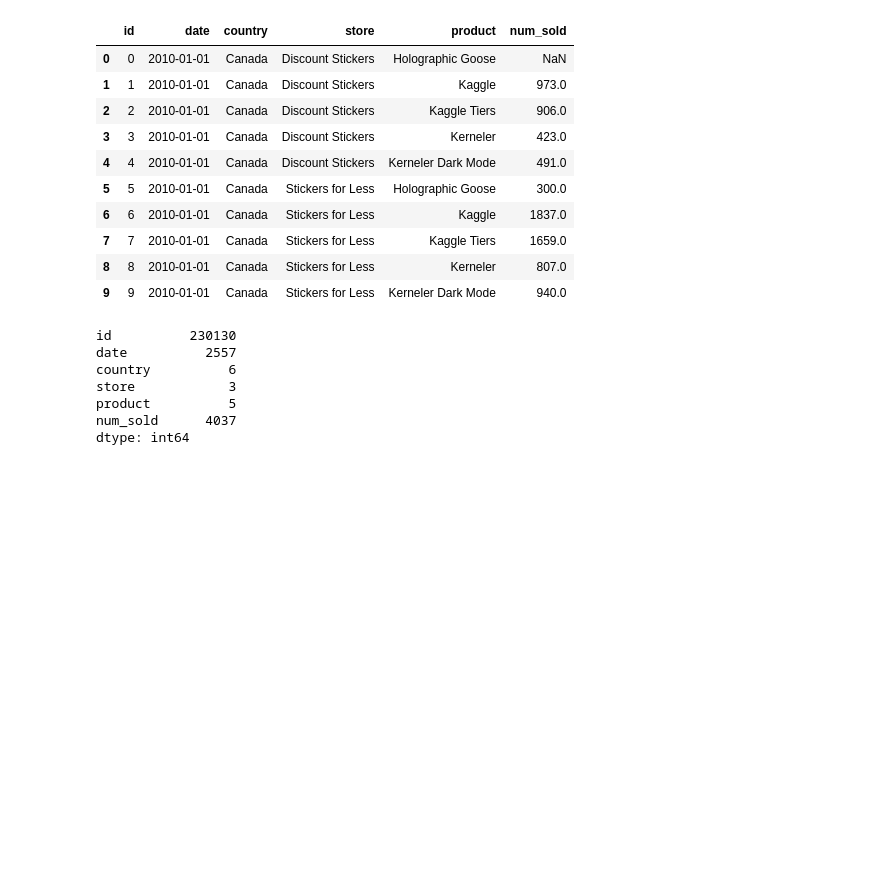
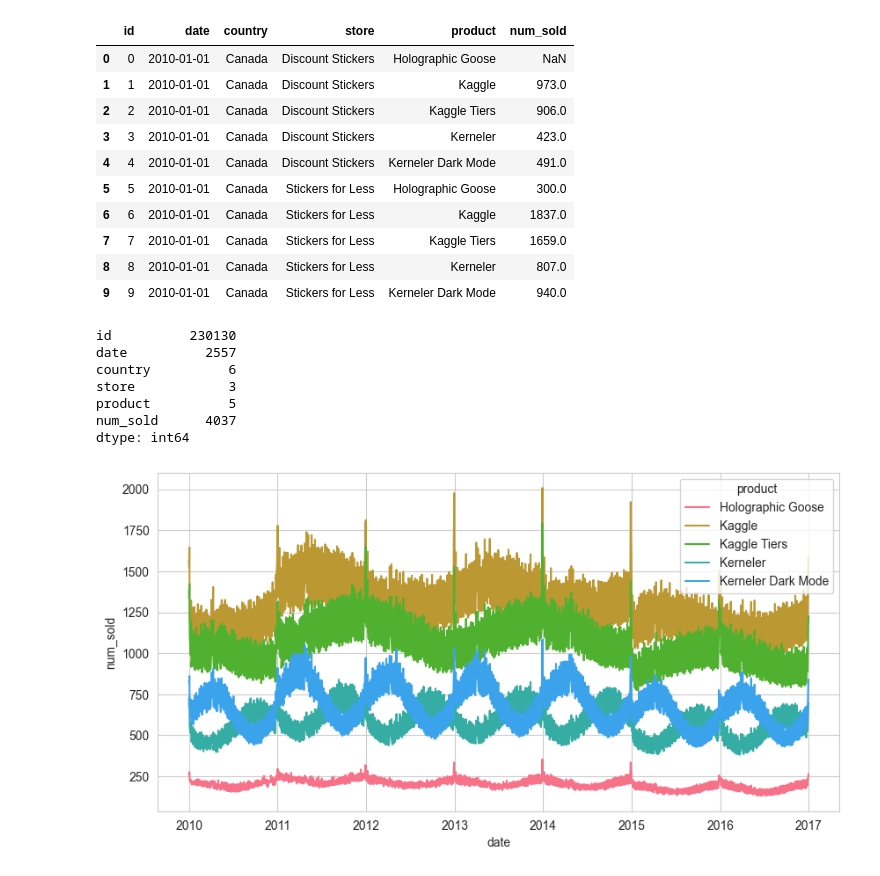
Before and after one commit to fstijnman/kaggle, a Jupyter notebook: playground_s05e01_forecasting_sticker_sales/notebooks/exploratory_analysis.ipynb, the cells around one changed output. Drawn from its saved outputs; the diff is of its cells as text; code cells hidden in the pictures; blank space fills up the shorter version.

Commit message:
first plots

```diff
--- a/playground_s05e01_forecasting_sticker_sales/notebooks/exploratory_analysis.ipynb
+++ b/playground_s05e01_forecasting_sticker_sales/notebooks/exploratory_analysis.ipynb
@@ -68,3 +72,12 @@ store            3
 product          5
 num_sold      4037
 dtype: int64
+# %%
+sns.set_style("whitegrid")
+sns.set_palette("husl")
+
+fig, ax = plt.subplots(figsize=(10, 5))
+sns.lineplot(x='date', y='num_sold', data=train_df, hue='product', errorbar=None)
+plt.show()
+# %% [output]
+[figure, added]
```
Also changed, not shown: parts of 5 cells of this notebook.
